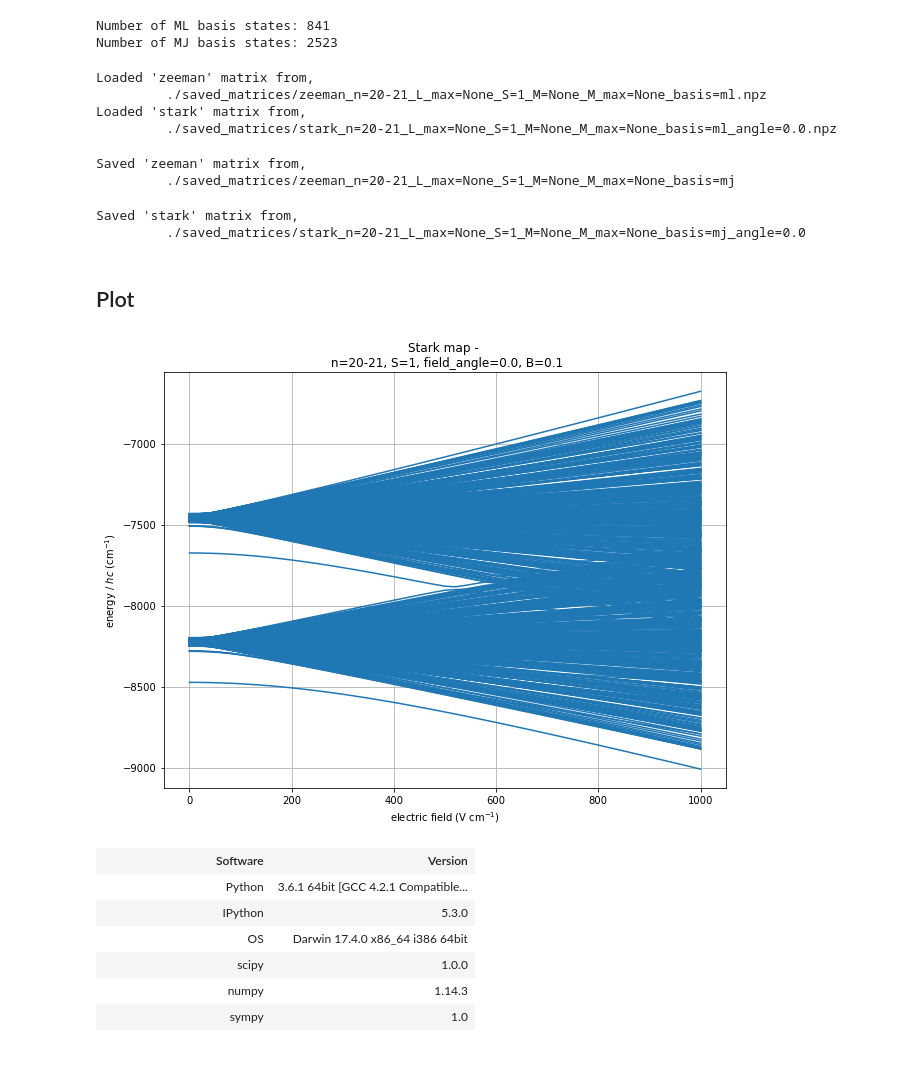
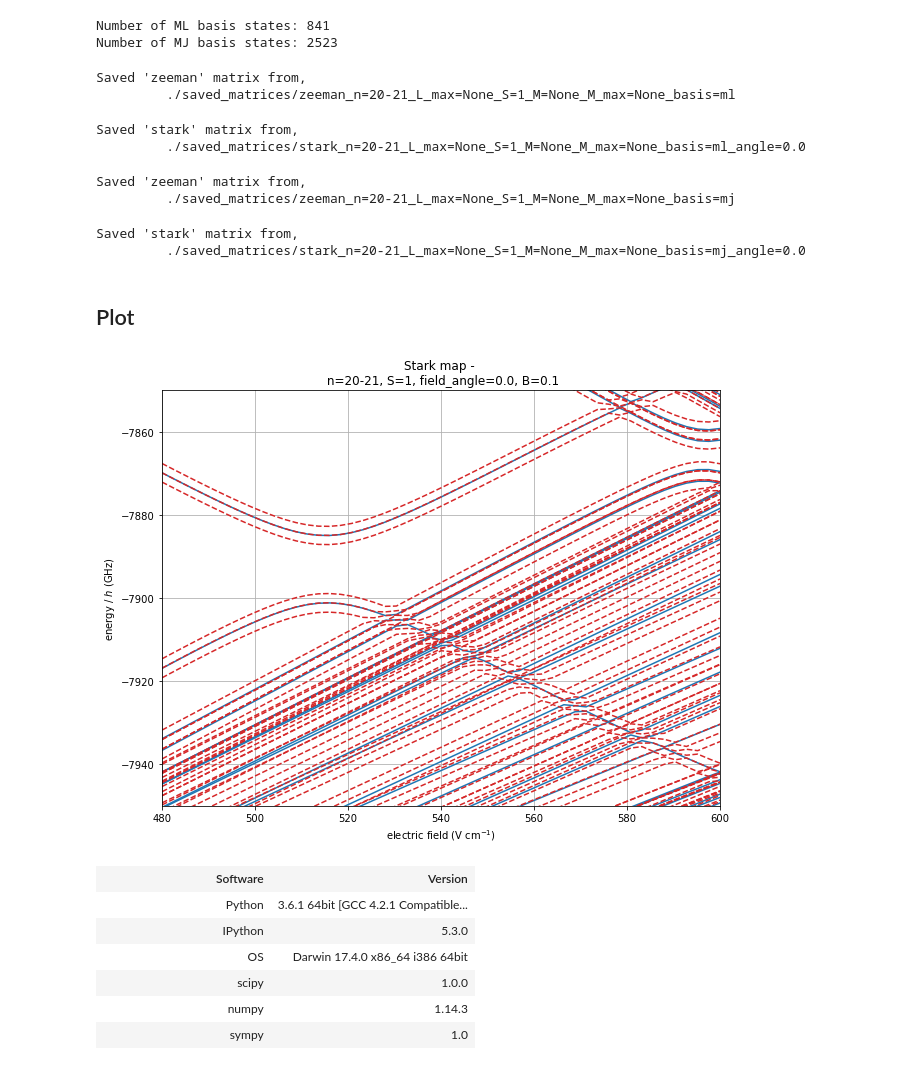
Before and after one commit to aa-morgan/helium-stark-zeeman, a Jupyter notebook: notebooks/stark_map.ipynb, the cells around one changed output. Saved outputs shown, nothing was run; the diff lists cells and outputs as text; code cells hidden in the pictures.

```diff
--- a/notebooks/stark_map.ipynb
+++ b/notebooks/stark_map.ipynb
@@ -25,7 +25,7 @@ Number of MJ basis states: 2523
 # calculate Stark map
 Bfield=0.1
 field_angle = 0.0
-Efield = np.linspace(0.0, 1.0*10**3, 51) # V /cm
+Efield = np.linspace(480, 600, 51) # V /cm
 sm_ML = ham_ML.stark_map(Efield*1e2, Bfield=Bfield,
                          field_angle=field_angle,
                          cache_matrices=False,
@@ -39,35 +39,35 @@ sm_MJ = ham_MJ.stark_map(Efield*1e2, Bfield=Bfield,
                          save_matrices=True,
                          matrices_dir='saved_matrices')
 # %% [output]
-Loaded 'zeeman' matrix from,
-         ./saved_matrices/zeeman_n=20-21_L_max=None_S=1_M=None_M_max=None_basis=ml.npz
-Loaded 'stark' matrix from,
-         ./saved_matrices/stark_n=20-21_L_max=None_S=1_M=None_M_max=None_basis=ml_angle=0.0.npz
+Saved 'zeeman' matrix from,
+         ./saved_matrices/zeeman_n=20-21_L_max=None_S=1_M=None_M_max=None_basis=ml
-Saved 'zeeman' matrix from,
-         ./saved_matrices/zeeman_n=20-21_L_max=None_S=1_M=None_M_max=None_basis=mj
+Saved 'stark' matrix from,
+         ./saved_matrices/stark_n=20-21_L_max=None_S=1_M=None_M_max=None_basis=ml_angle=0.0
-Saved 'stark' matrix from,
-         ./saved_matrices/stark_n=20-21_L_max=None_S=1_M=None_M_max=None_basis=mj_angle=0.0
+Saved 'zeeman' matrix from,
+         ./saved_matrices/zeeman_n=20-21_L_max=None_S=1_M=None_M_max=None_basis=mj
+Saved 'stark' matrix from,
+         ./saved_matrices/stark_n=20-21_L_max=None_S=1_M=None_M_max=None_basis=mj_angle=0.0
 # %% [markdown]
 ## Plot
 # %%
 plt.figure(figsize=(9, 7))
 
-plt.plot(Efield, sm_ML / (h*10**9), ls='-', c='tab:blue', alpha=1.0)
-plt.plot(Efield, sm_MJ[:, ix] / (h*10**9), ls='--', c='tab:red', alpha=1.0)
+plt.plot(Efield, sm_ML / (h*10**9), ls='-', c='tab:blue')
+plt.plot(Efield, sm_MJ / (h*10**9), ls='--', c='tab:red')
 
 # format
 plt.xlabel('electric field (V cm$^{-1}$)')
 plt.ylabel('energy / $h$ (GHz)')
-plt.xlim(400, 600)
-plt.ylim(-8000, -7800)
+plt.xlim(480, 600)
+plt.ylim(-7950, -7850)
 
 # output
 plt.grid()
 plt.title('Stark map - \n n={}-{}, S={}, field_angle={}, B={}'.format(
             n_min, n_max, S, field_angle, Bfield))
 plt.tight_layout()
 # %% [output]
-[figure, old version]
+[figure, new version]
 # %%
 %load_ext version_information
 # %%
```
Also changed, not shown: 3 other files.
